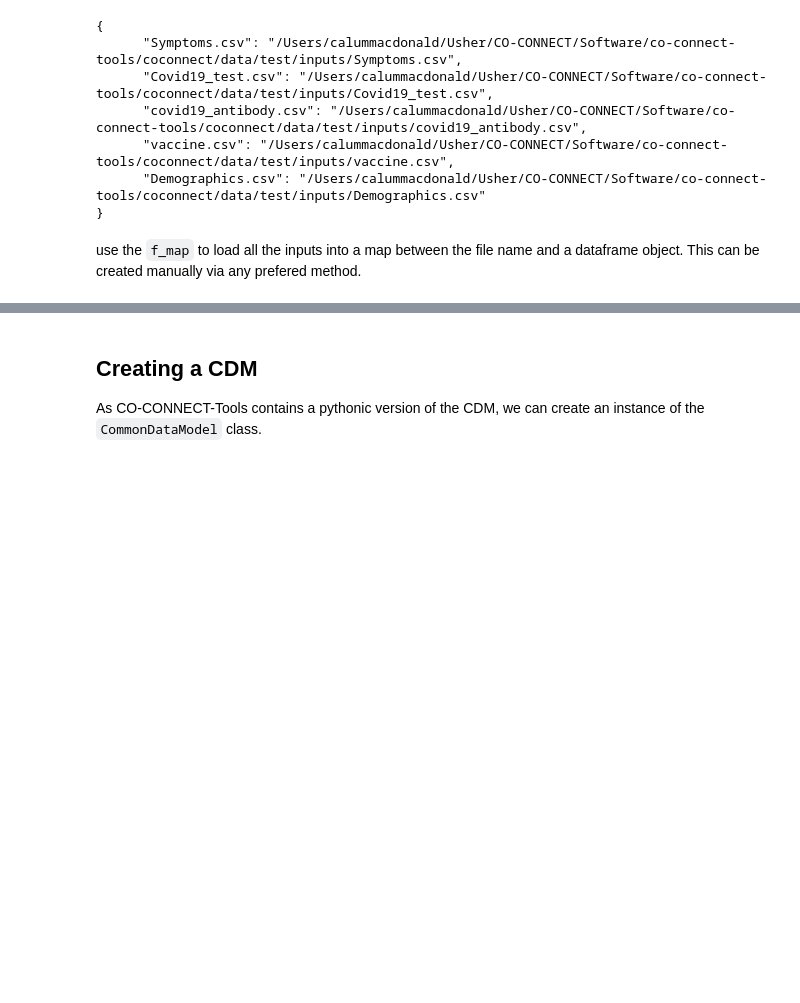
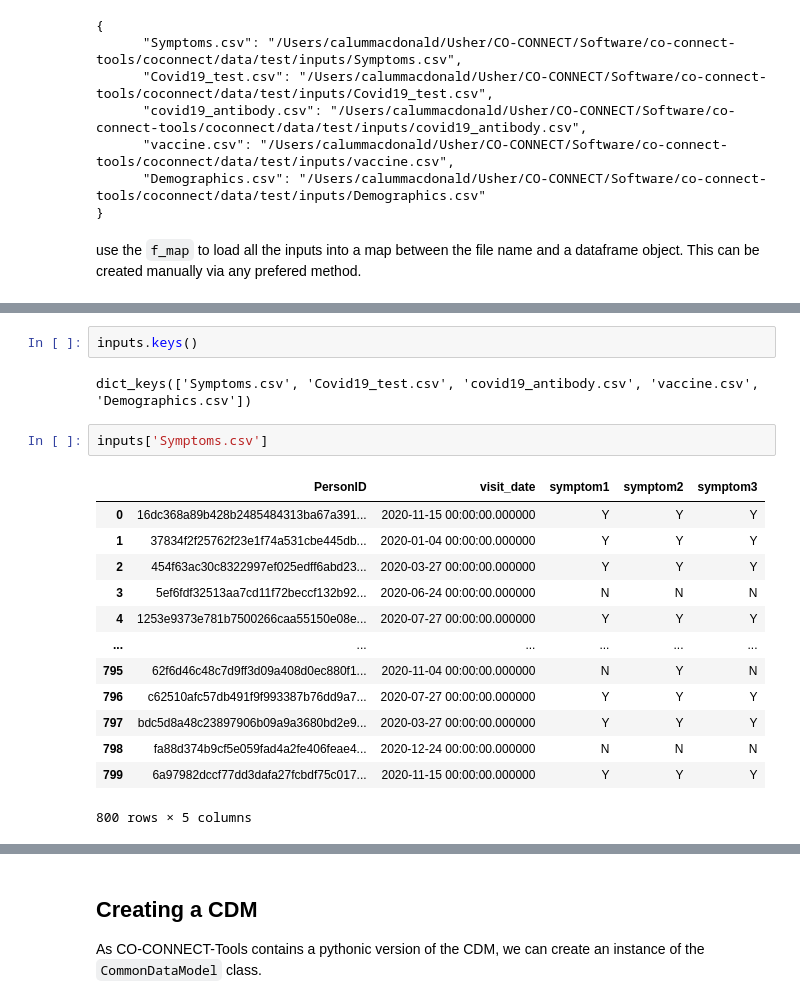
Before and after one commit to Health-Informatics-UoN/carrot-docs, a Jupyter notebook: docs/CoConnectTools/notebooks/Introduction - Using the ETLTool.ipynb, the cells around one changed output, grey strips where cells are left out. Drawn from its saved outputs; the diff is of its cells as text; blank space fills up the shorter version.

```diff
--- a/docs/CoConnectTools/notebooks/Introduction - Using the ETLTool.ipynb
+++ b/docs/CoConnectTools/notebooks/Introduction - Using the ETLTool.ipynb
@@ -86,0 +73,20 @@ inputs
+# %%
+inputs.keys()
+# %% [output]
+dict_keys(['Symptoms.csv', 'Covid19_test.csv', 'covid19_antibody.csv', 'vaccine.csv', 'Demographics.csv'])
+# %%
+inputs['Symptoms.csv']
+# %% [output]
+|  | PersonID | visit_date | symptom1 | symptom2 | symptom3 |
+| 0 | 16dc368a89b428b2485484313ba67a391... | 2020-11-15 00:00:00.000000 | Y | Y | Y |
+| 1 | 37834f2f25762f23e1f74a531cbe445db... | 2020-01-04 00:00:00.000000 | Y | Y | Y |
+| 2 | 454f63ac30c8322997ef025edff6abd23... | 2020-03-27 00:00:00.000000 | Y | Y | Y |
+| 3 | 5ef6fdf32513aa7cd11f72beccf132b92... | 2020-06-24 00:00:00.000000 | N | N | N |
+| 4 | 1253e9373e781b7500266caa55150e08e... | 2020-07-27 00:00:00.000000 | Y | Y | Y |
+| ... | ... | ... | ... | ... | ... |
+| 795 | 62f6d46c48c7d9ff3d09a408d0ec880f1... | 2020-11-04 00:00:00.000000 | N | Y | N |
+| 796 | c62510afc57db491f9f993387b76dd9a7... | 2020-07-27 00:00:00.000000 | Y | Y | Y |
+| 797 | bdc5d8a48c23897906b09a9a3680bd2e9... | 2020-03-27 00:00:00.000000 | Y | Y | Y |
+| 798 | fa88d374b9cf5e059fad4a2fe406feae4... | 2020-12-24 00:00:00.000000 | N | N | N |
+| 799 | 6a97982dccf77dd3dafa27fcbdf75c017... | 2020-11-15 00:00:00.000000 | Y | Y | Y |
+800 rows × 5 columns
```
Also changed, not shown: parts of 27 cells of this notebook.
